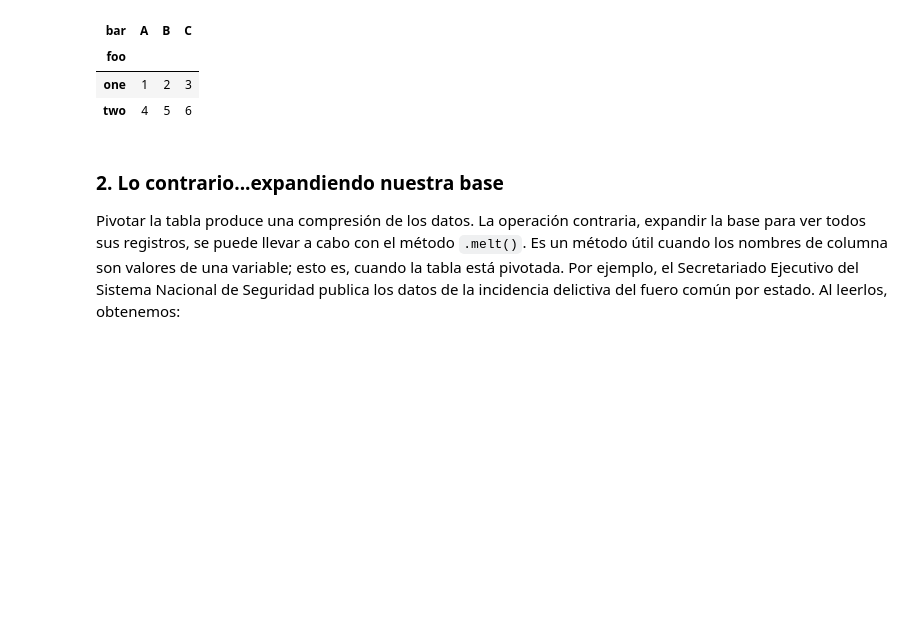
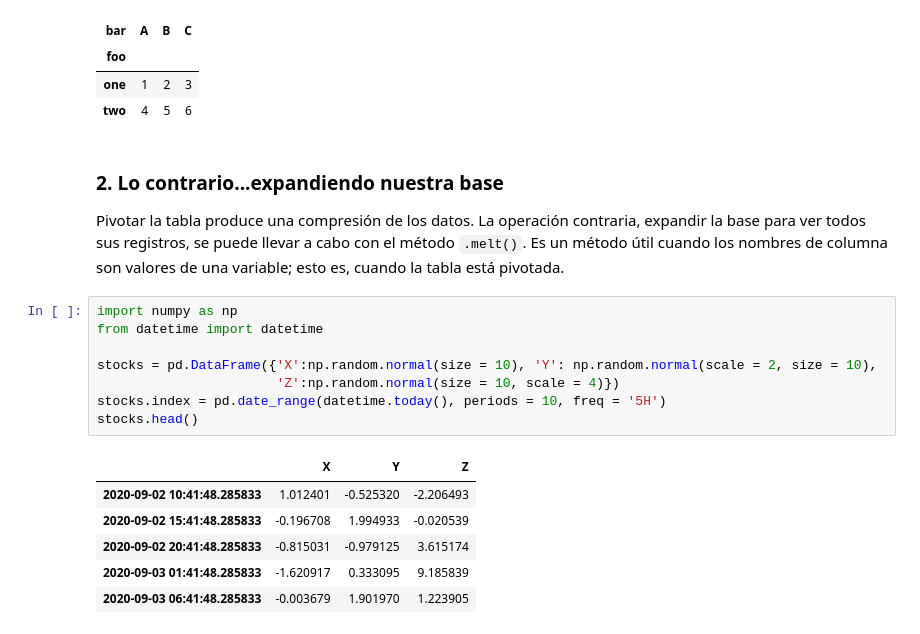
Before and after one commit to NelMuriel/Diplomado-Big-Data-Modulo-4, a Jupyter notebook: Notebooks/Day3. Pandas Query.ipynb, the cells around one changed output. Drawn from its saved outputs; the diff is of its cells as text; blank space fills up the shorter version.

```diff
--- a/Notebooks/Day3. Pandas Query.ipynb
+++ b/Notebooks/Day3. Pandas Query.ipynb
@@ -514,4 +390,19 @@ df.pivot(index = 'foo', columns = 'bar', values = 'baz')
 # %% [markdown]
 ### 2. Lo contrario...expandiendo nuestra base
 
-Pivotar la tabla produce una compresión de los datos. La operación contraria, expandir la base para ver todos sus registros, se puede llevar a cabo con el método `.melt()`.  Es un método útil cuando los nombres de columna son valores de una variable; esto es, cuando la tabla está pivotada.  Por ejemplo, el Secretariado Ejecutivo del Sistema Nacional de Seguridad publica los datos de la incidencia delictiva del fuero común por estado. Al leerlos, obtenemos:
+Pivotar la tabla produce una compresión de los datos. La operación contraria, expandir la base para ver todos sus registros, se puede llevar a cabo con el método `.melt()`.  Es un método útil cuando los nombres de columna son valores de una variable; esto es, cuando la tabla está pivotada.
+# %%
+import numpy as np
+from datetime import datetime
+
+stocks = pd.DataFrame({'X':np.random.normal(size = 10), 'Y': np.random.normal(scale = 2, size = 10),
+                       'Z':np.random.normal(size = 10, scale = 4)})
+stocks.index = pd.date_range(datetime.today(), periods = 10, freq = '5H')
+stocks.head()
+# %% [output]
+|  | X | Y | Z |
+| 2020-09-02 10:41:48.285833 | 1.012401 | -0.525320 | -2.206493 |
+| 2020-09-02 15:41:48.285833 | -0.196708 | 1.994933 | -0.020539 |
+| 2020-09-02 20:41:48.285833 | -0.815031 | -0.979125 | 3.615174 |
+| 2020-09-03 01:41:48.285833 | -1.620917 | 0.333095 | 9.185839 |
+| 2020-09-03 06:41:48.285833 | -0.003679 | 1.901970 | 1.223905 |
```
Also changed, not shown: parts of 42 cells of this notebook.
